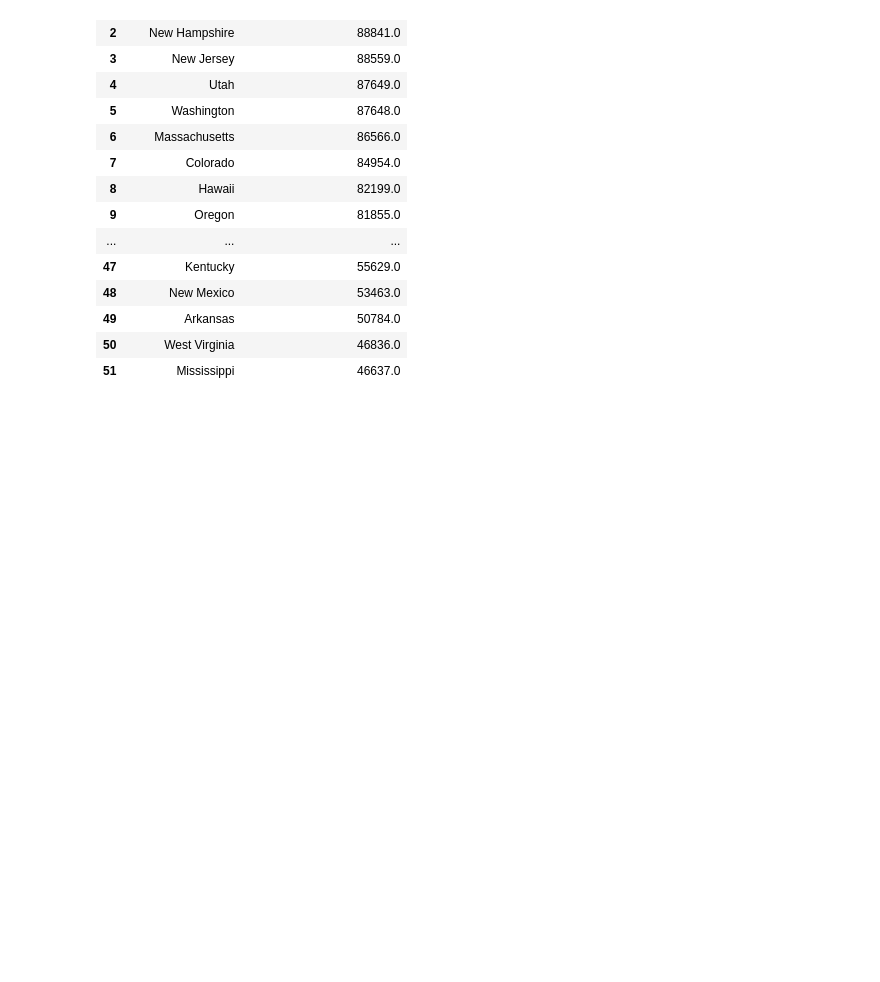
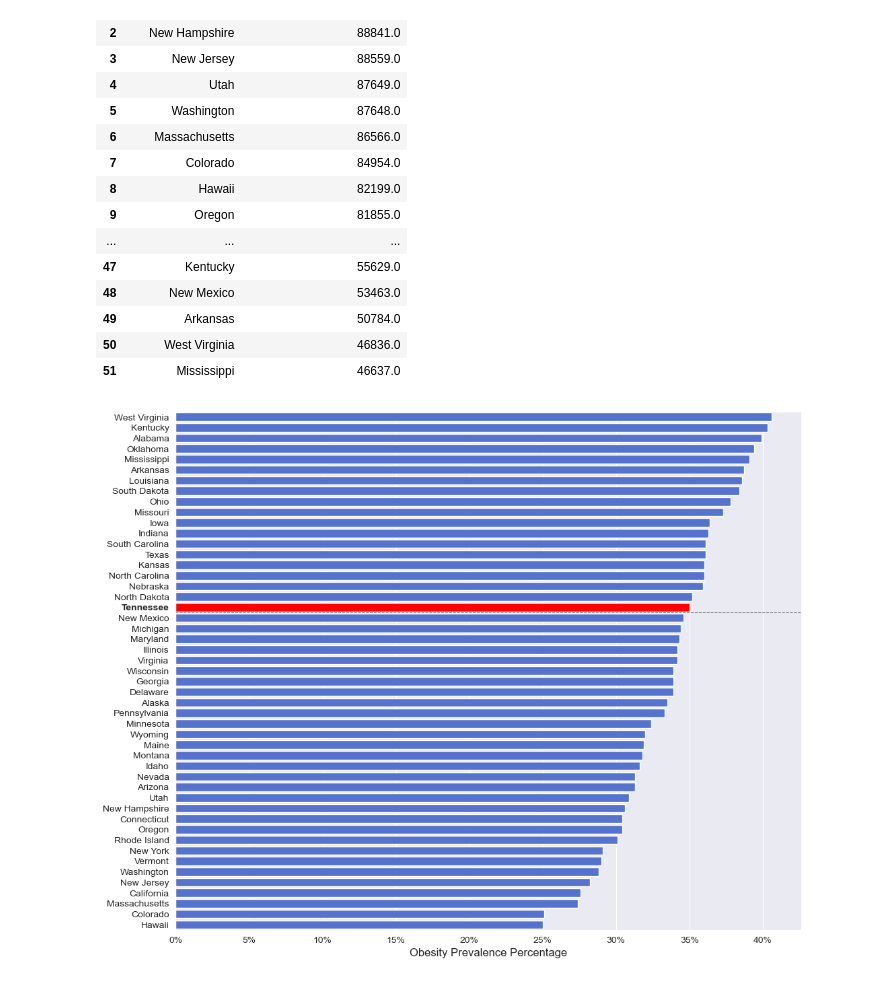
Before and after one commit to scost46/TN_Obesity_Analysis_Capstone, a Jupyter notebook: notebooks/USA_state_comparison.ipynb, the cells around one changed output. Saved outputs shown, nothing was run; the diff lists cells and outputs as text; code cells hidden in the pictures; blank space fills up the shorter version.

```diff
--- a/notebooks/USA_state_comparison.ipynb
+++ b/notebooks/USA_state_comparison.ipynb
@@ -137,3 +140,56 @@ household_income_by_state
 | 49 | Arkansas | 50784.0 |
 | 50 | West Virginia | 46836.0 |
 | 51 | Mississippi | 46637.0 |
+# %%
+# Create a dataframe from the provided data
+data = {
+    'State': ['West Virginia', 'Kentucky', 'Alabama', 'Oklahoma', 'Mississippi', 'Arkansas', 'Louisiana', 'South Dakota',
+              'Ohio', 'Missouri', 'Iowa', 'Indiana', 'Texas', 'South Carolina', 'Kansas', 'North Carolina', 'Nebraska',
+              'North Dakota', 'Tennessee', 'New Mexico', 'Michigan', 'Maryland', 'Illinois', 'Virginia', 'Georgia',
+              'Delaware', 'Wisconsin', 'Alaska', 'Pennsylvania', 'Minnesota', 'Wyoming', 'Maine', 'Montana', 'Idaho',
+              'Nevada', 'Arizona', 'Utah', 'New Hampshire', 'Connecticut', 'Oregon', 'Rhode Island', 'New York',
+              'Vermont', 'Washington', 'New Jersey', 'California', 'Massachusetts', 'Colorado', 'Hawaii'],
+    'Prevalence': [40.6, 40.3, 39.9, 39.4, 39.1, 38.7, 38.6, 38.4, 37.8, 37.3, 36.4, 36.3, 36.1, 36.1, 36.0, 36.0,
+                   35.9, 35.2, 35.0, 34.6, 34.4, 34.3, 34.2, 34.2, 33.9, 33.9, 33.9, 33.5, 33.3, 32.4, 32.0, 31.9,
+                   31.8, 31.6, 31.3, 31.3, 30.9, 30.6, 30.4, 30.4, 30.1, 29.1, 29.0, 28.8, 28.2, 27.6, 27.4, 25.1,
+                   25.0]
+}
+
+df = pd.DataFrame(data)
+
+# Sort the dataframe by prevalence in descending order
+df = df.sort_values('Prevalence', ascending=False)
+
+# Set the figure size and style
+plt.figure(figsize=(12, 10))
+sns.set_style("darkgrid")
+
+# Create the bar plot using seaborn
+ax = sns.barplot(x='Prevalence', y='State', data=df, color='royalblue')
+
+# Highlight Tennessee's bar with a different color
+tn_index = df[df['State'] == 'Tennessee'].index[0]
+ax.patches[tn_index].set_facecolor('red')
+
+# Add a vertical line to separate Tennessee from other states
+ax.axhline(tn_index + 0.5, color='gray', linestyle='--', linewidth=0.8)
+
+# Set the title and labels
+
+plt.xlabel('Obesity Prevalence Percentage', fontsize=12)
+plt.ylabel('')
+
+# Customize the tick labels on the y-axis
+plt.xticks(fontsize=10)
+
+# Highlight the Tennessee label in bold
+yticks = ax.get_yticklabels()
+yticks[tn_index].set_fontweight('bold')
+
+# Add percent signs to the x-axis numbers
+ax.set_xticklabels([f'{int(tick)}%' for tick in ax.get_xticks()])
+
+# Display the plot
+plt.show()
+# %% [output]
+[figure, added]
```
Also changed, not shown: parts of 1 cell of this notebook, 1 other file.
